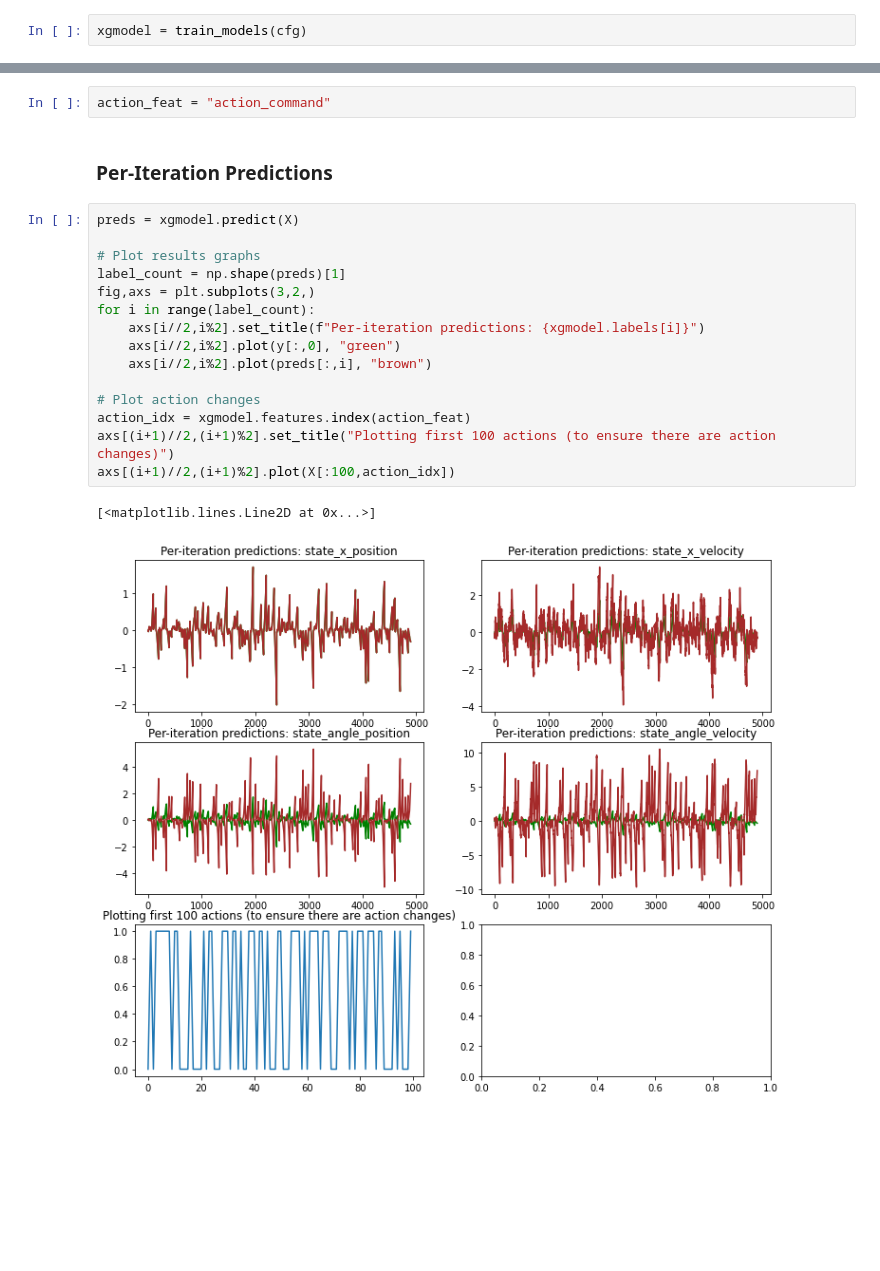
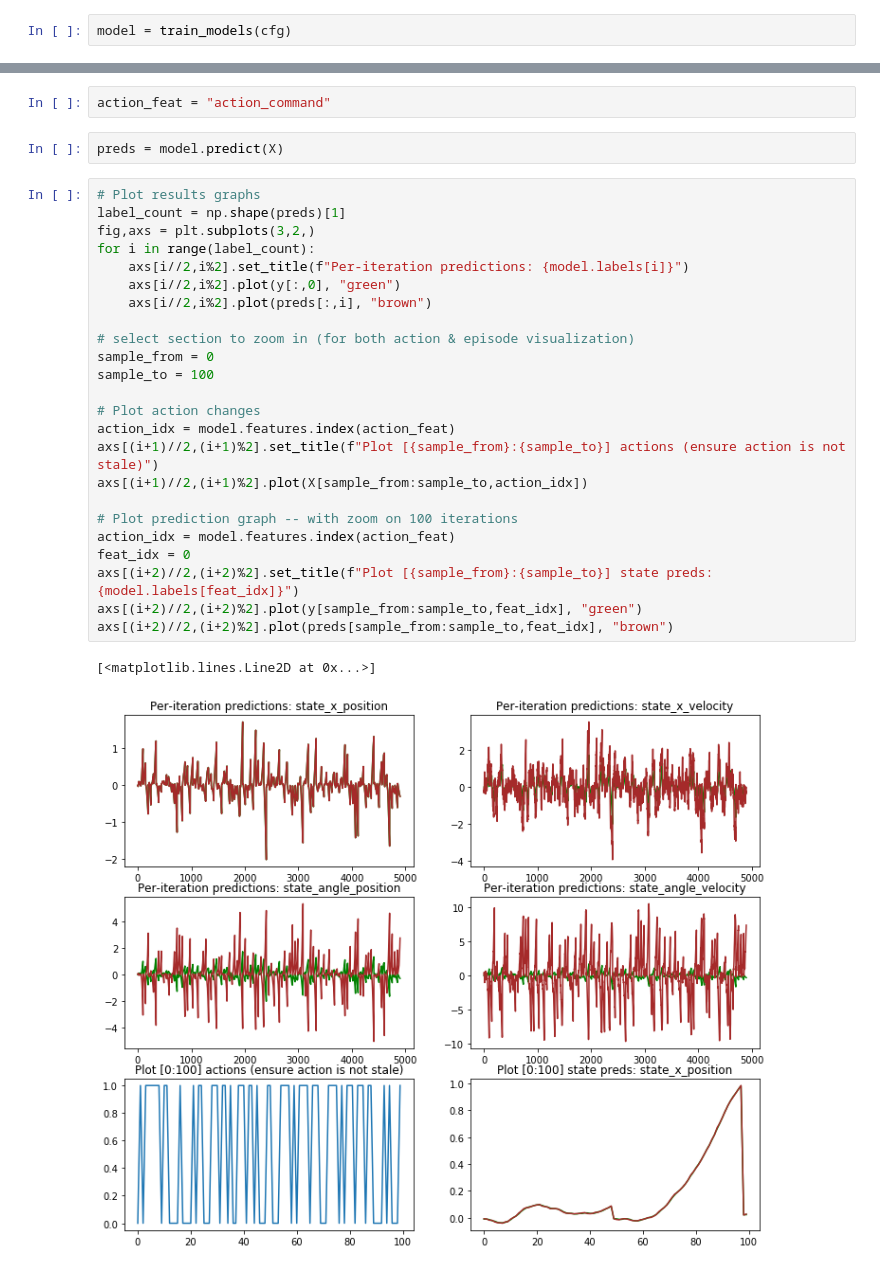
Before and after one commit to microsoft/datadrivenmodel, a Jupyter notebook: ddm_evaluation.ipynb, the cells around one changed output, grey strips where cells are left out. Cells and saved outputs as stored; diff of their text form; blank space fills up the shorter version.

```diff
--- a/ddm_evaluation.ipynb
+++ b/ddm_evaluation.ipynb
@@ -118,7 +121,7 @@ def train_models(config=cfg):
 
     return model
 # %%
-xgmodel = train_models(cfg)
+model = train_models(cfg)
 # %% [output]
 <rich.jupyter.JupyterRenderable at 0x...>
 <rich.jupyter.JupyterRenderable at 0x...>
@@ -183,23 +201,32 @@ if (sequential_eval_table["score"] > 1.0).any():
 # %%
 action_feat = "action_command"
-# %% [markdown]
-### Per-Iteration Predictions
+# %%
+preds = model.predict(X)
 # %%
-preds = xgmodel.predict(X)
-
 # Plot results graphs
 label_count = np.shape(preds)[1]
 fig,axs = plt.subplots(3,2,)
 for i in range(label_count):
-    axs[i//2,i%2].set_title(f"Per-iteration predictions: {xgmodel.labels[i]}")
+    axs[i//2,i%2].set_title(f"Per-iteration predictions: {model.labels[i]}")
     axs[i//2,i%2].plot(y[:,0], "green")
     axs[i//2,i%2].plot(preds[:,i], "brown")
 
+# select section to zoom in (for both action & episode visualization)
+sample_from = 0
+sample_to = 100
+
 # Plot action changes
-action_idx = xgmodel.features.index(action_feat)
-axs[(i+1)//2,(i+1)%2].set_title("Plotting first 100 actions (to ensure there are action changes)")
-axs[(i+1)//2,(i+1)%2].plot(X[:100,action_idx])
+action_idx = model.features.index(action_feat)
+axs[(i+1)//2,(i+1)%2].set_title(f"Plot [{sample_from}:{sample_to}] actions (ensure action is not stale)")
+axs[(i+1)//2,(i+1)%2].plot(X[sample_from:sample_to,action_idx])
+
+# Plot prediction graph -- with zoom on 100 iterations
+action_idx = model.features.index(action_feat)
+feat_idx = 0
+axs[(i+2)//2,(i+2)%2].set_title(f"Plot [{sample_from}:{sample_to}] state preds: {model.labels[feat_idx]}")
+axs[(i+2)//2,(i+2)%2].plot(y[sample_from:sample_to,feat_idx], "green")
+axs[(i+2)//2,(i+2)%2].plot(preds[sample_from:sample_to,feat_idx], "brown")
 # %% [output]
 [<matplotlib.lines.Line2D at 0x...>]
-[figure, old version]
+[figure, new version]
 # %% [markdown]
```
Also changed, not shown: parts of 24 cells of this notebook.
